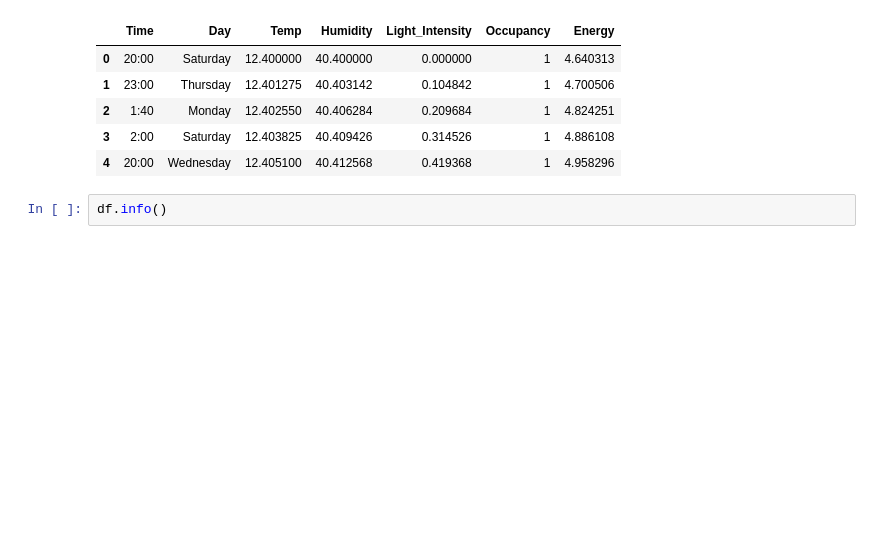
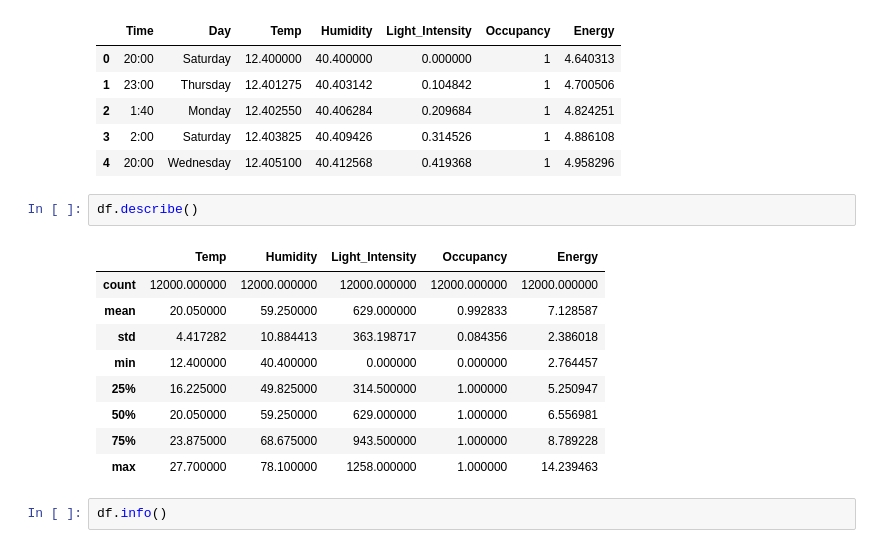
Before and after one commit to Abdulraqib20/Smart-Building-Energy-Predictor, a Jupyter notebook: GRU with Random forest sent to MCMC mod.ipynb, the cells around one changed output. Saved outputs shown, nothing was run; the diff lists cells and outputs as text; blank space fills up the shorter version.

```diff
--- a/GRU with Random forest sent to MCMC mod.ipynb
+++ b/GRU with Random forest sent to MCMC mod.ipynb
@@ -22,6 +22,18 @@ df.head()
 | 2 | 1:40 | Monday | 12.402550 | 40.406284 | 0.209684 | 1 | 4.824251 |
 | 3 | 2:00 | Saturday | 12.403825 | 40.409426 | 0.314526 | 1 | 4.886108 |
 | 4 | 20:00 | Wednesday | 12.405100 | 40.412568 | 0.419368 | 1 | 4.958296 |
+# %%
+df.describe()
+# %% [output]
+|  | Temp | Humidity | Light_Intensity | Occupancy | Energy |
+| count | 12000.000000 | 12000.000000 | 12000.000000 | 12000.000000 | 12000.000000 |
+| mean | 20.050000 | 59.250000 | 629.000000 | 0.992833 | 7.128587 |
+| std | 4.417282 | 10.884413 | 363.198717 | 0.084356 | 2.386018 |
+| min | 12.400000 | 40.400000 | 0.000000 | 0.000000 | 2.764457 |
+| 25% | 16.225000 | 49.825000 | 314.500000 | 1.000000 | 5.250947 |
+| 50% | 20.050000 | 59.250000 | 629.000000 | 1.000000 | 6.556981 |
+| 75% | 23.875000 | 68.675000 | 943.500000 | 1.000000 | 8.789228 |
+| max | 27.700000 | 78.100000 | 1258.000000 | 1.000000 | 14.239463 |
 # %%
 df.info()
 # %% [output]
```
Also changed, not shown: 1 other file.
